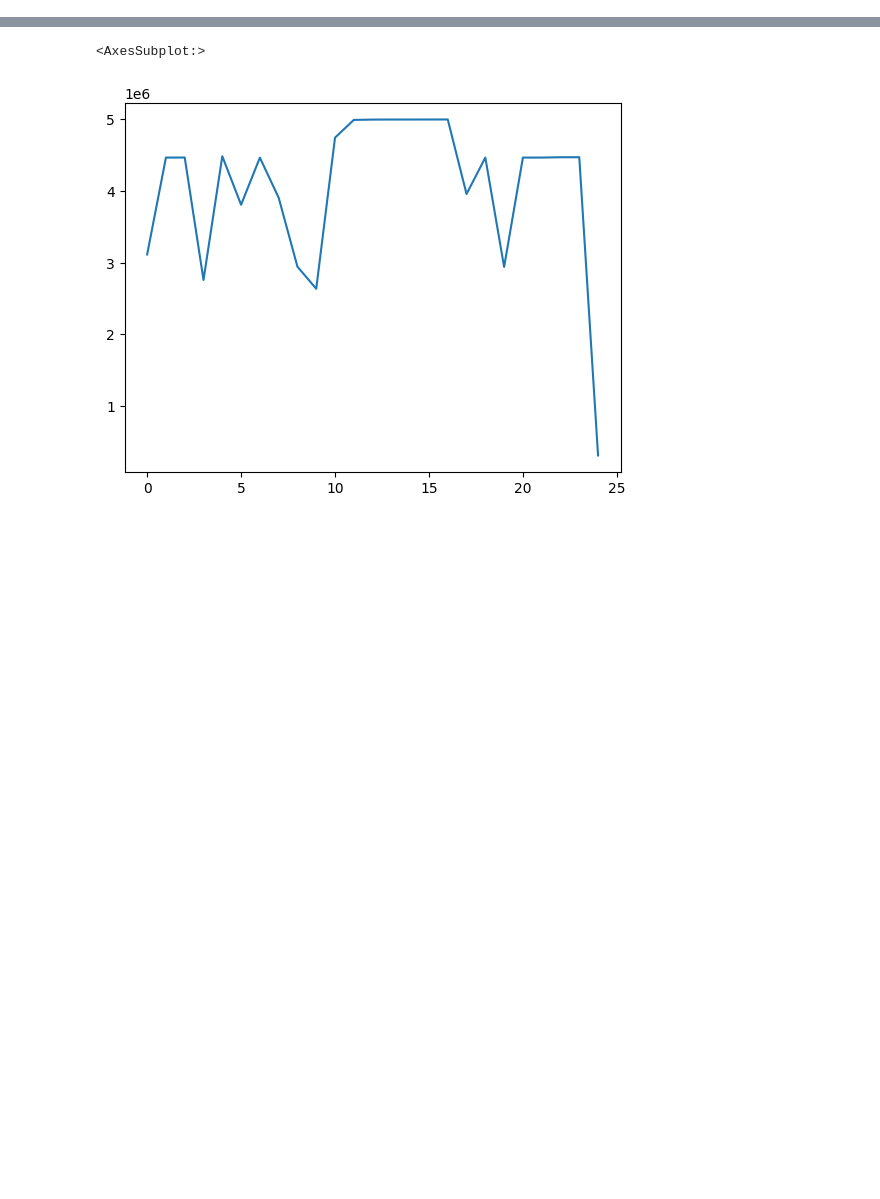
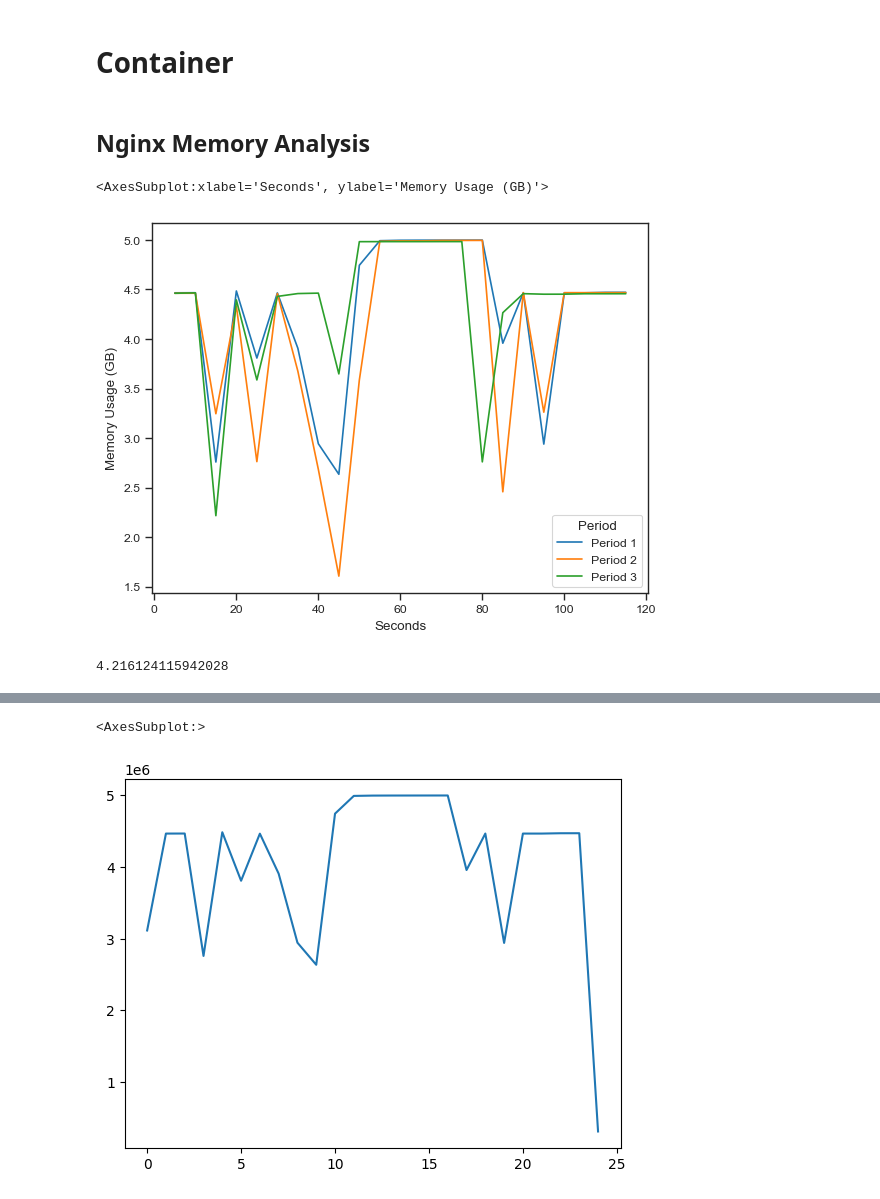
Before and after one commit to sanoguzhan/irp, a Jupyter notebook: eda.ipynb, the cells around one changed output, grey strips where cells are left out. Cells and saved outputs as stored; diff of their text form; code cells hidden in the pictures; blank space fills up the shorter version.

Commit message:
analysis

```diff
--- a/eda.ipynb
+++ b/eda.ipynb
@@ -24,0 +12,52 @@ df.tail()
+# %% [markdown]
+# Container
+# %% [markdown]
+## Nginx Memory Analysis
+# %%
+### File paths
+container_data = base_dir / "experiments" / "container"
+
+def get_files(parent_folder:str, folder_name: str) -> Path:
+    path = container_data / parent_folder / folder_name / "stats" / "csv"
+    return {x.stem:x for x in path.iterdir()}
+nginx_memory_data = get_files("nginx", "memory")
+nginx_cpu_data = get_files("nginx", "cpu")
+apache_memory_data = get_files("apache", "memory")
+apache_cpu_data = get_files("apache", "cpu")
+# %%
+df_nginx_memory_4G_1 = pd.read_csv(nginx_memory_data["vmstats-4G-1"])
+df_nginx_memory_4G_2 = pd.read_csv(nginx_memory_data["vmstats-4G-2"])
+df_nginx_memory_4G_3= pd.read_csv(nginx_memory_data["vmstats-4G-3"])
+
+
+# Remove first and last point as they are not representative
+n=1
+df_nginx_memory_4G_1.drop(df_nginx_memory_4G_1.tail(n).index,inplace=True)
+df_nginx_memory_4G_1.drop(df_nginx_memory_4G_1.head(n).index,inplace=True)
+
+df_nginx_memory_4G_2.drop(df_nginx_memory_4G_2.tail(n).index,inplace=True)
+df_nginx_memory_4G_2.drop(df_nginx_memory_4G_2.head(n).index,inplace=True)
+
+df_nginx_memory_4G_3.drop(df_nginx_memory_4G_3.tail(n).index,inplace=True)
+df_nginx_memory_4G_3.drop(df_nginx_memory_4G_3.head(n).index,inplace=True)
+# %%
+num_rows = 115
+years = list(range(5, 5 + num_rows, 5))
+data_preproc = pd.DataFrame({
+    'Seconds': years,
+    'Period 1': df_nginx_memory_4G_1["K used memory"] /1_000_000,
+    'Period 2': df_nginx_memory_4G_2["K used memory"] /1_000_000,
+    'Period 3': df_nginx_memory_4G_3["K used memory"] /1_000_000,}
+    )
+# %%
+# Nginx Container Memory usage on each period run during 120 second 4G memory stress
+sns.lineplot(x='Seconds', y='Memory Usage (GB)', hue='Period', palette="tab10",
+             data=pd.melt(data_preproc, ['Seconds']).rename(columns={"variable": "Period", "value": "Memory Usage (GB)"}))
+# %% [output]
+<AxesSubplot:xlabel='Seconds', ylabel='Memory Usage (GB)'>
+[figure, added]
+# %%
+# Nginx Container average Memory usage during 120 second 4G memory stress
+pd.melt(data_preproc, ['Seconds']).rename(columns={"variable": "Period", "value": "Memory Usage (GB)"})["Memory Usage (GB)"].mean()
+# %% [output]
+4.216124115942028
```
Also changed, not shown: parts of 9 cells of this notebook, 2 other files.
